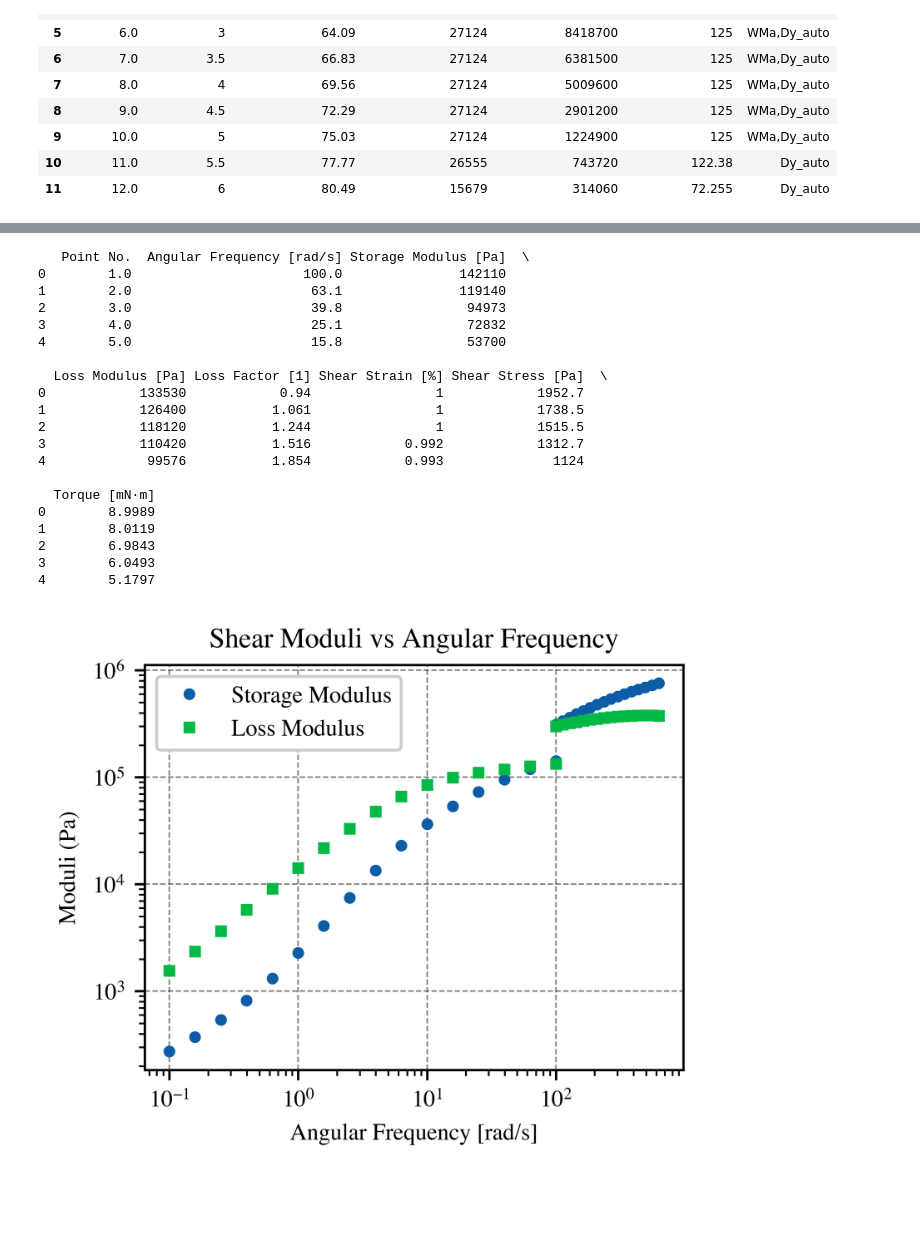
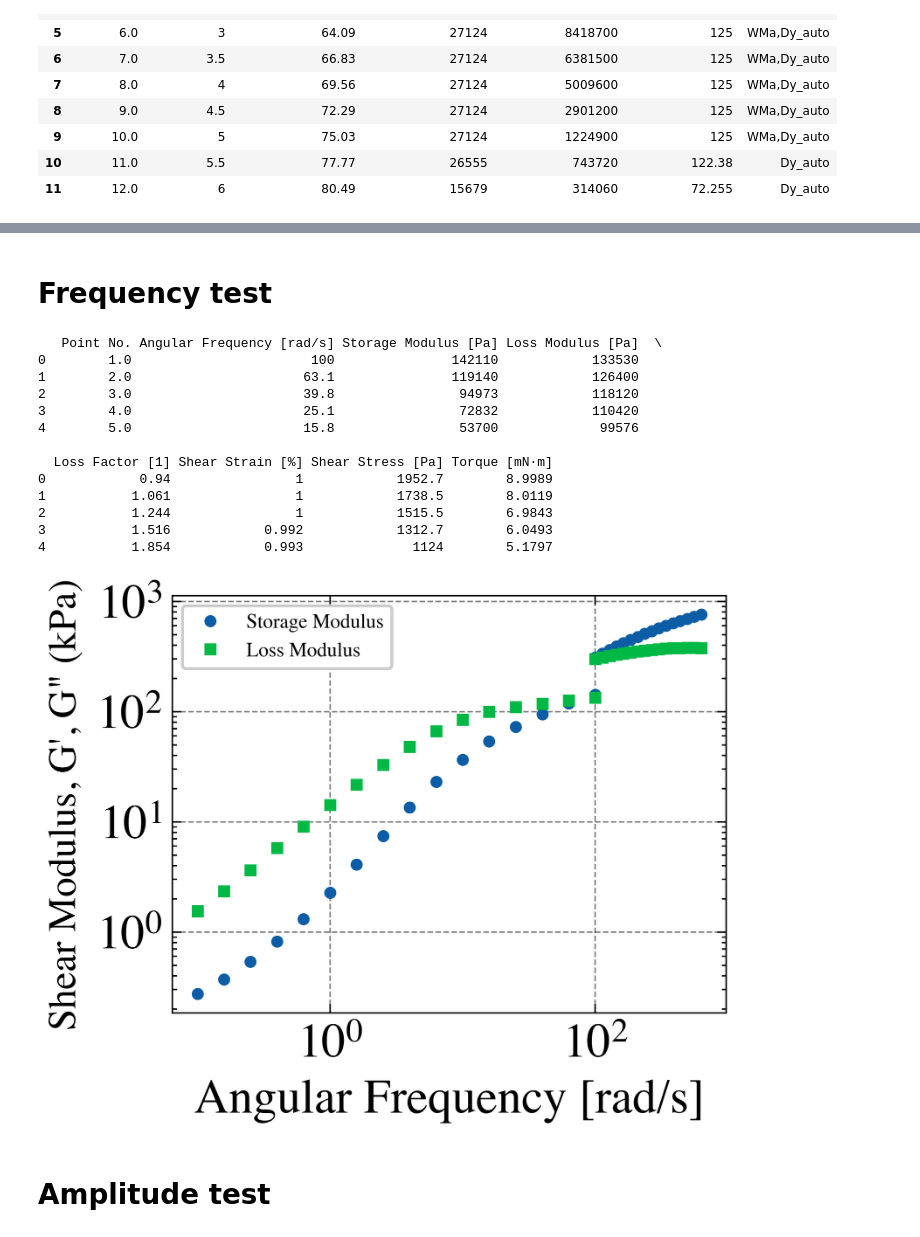
Before and after one commit to te5msride/Rheology, a Jupyter notebook: rheology.ipynb, the cells around one changed output, grey strips where cells are left out. Cells and saved outputs as stored; diff of their text form; code cells hidden in the pictures; blank space fills up the shorter version.

Commit message:
fontsize

```diff
--- a/rheology.ipynb
+++ b/rheology.ipynb
@@ -6,7 +6,7 @@ import scienceplots
 import openpyxl
 import matplotlib.ticker as ticker
 
-plt.style.use('ieee')
+plt.style.use(['ieee','scatter','grid'])
 # %%
 #import Test1.xlsx and make dataframe
 df = pd.read_excel('Test1.xlsx', sheet_name='Sheet1')
@@ -56,13 +56,17 @@ df
 # %%
 #plot angular frequency(rad/s) on the x axis (log scale) and storage and loss moduli on the y axis
 fig, ax = plt.subplots()
+#convert to kpa
+df['Storage Modulus [Pa]'] = df['Storage Modulus [Pa]']/1000
+df['Loss Modulus [Pa]'] = df['Loss Modulus [Pa]']/1000
+
 ax.plot(df['Angular Frequency [rad/s]'], df['Storage Modulus [Pa]'], label='Storage modulus')
 ax.plot(df['Angular Frequency [rad/s]'], df['Loss Modulus [Pa]'], label='Loss modulus')
 ax.set_xscale('log')
 ax.set_yscale('log')
 ax.set_xlabel('Angular frequency (rad/s)')
-ax.set_ylabel('Modulus (Pa)')
-ax.legend()
+ax.set_ylabel('Shear Modulus, G\', G" (Pa)',fontsize=13)
+plt.legend(fontsize='small')  # Choose an appropriate size like 'small', 'medium', 'large', or a numeric value
 plt.savefig('modfreq.png', dpi=300, bbox_inches='tight')
 plt.show()
 # %% [output]
@@ -190,8 +194,11 @@ Sheet not found: amp = 25%
 Sheet not found: stress relaxation = 25%
 Sheet not found: creep + relax = 25%
 Sheet not found: temp = 25%
+# %% [markdown]
+# Frequency test
 # %%
-plt.style.use(['ieee', 'scatter','grid'])
+# plt.style.use(['ieee', 'scatter','grid'])
+# plt.style.use('notebook')
 
 # Normalize the test name to lowercase to match the dictionary keys
 test_name_normalized = "Freq = 0%".lower()
@@ -207,54 +214,52 @@ else:
 
 
 import matplotlib.pyplot as plt
 
 # Convert 'Angular Frequency [rad/s]' column to numeric, assuming it's in the correct format
 specific_test_df['Angular Frequency [rad/s]'] = pd.to_numeric(specific_test_df['Angular Frequency [rad/s]'], errors='coerce')
 
 # Drop any rows that have NaN values in the columns we're interested in after conversion
 specific_test_df.dropna(subset=['Angular Frequency [rad/s]', 'Storage Modulus [Pa]', 'Loss Modulus [Pa]'], inplace=True)
+#convert to kpa
+specific_test_df['Storage Modulus [Pa]'] = specific_test_df['Storage Modulus [Pa]'] / 1000
+specific_test_df['Loss Modulus [Pa]'] = specific_test_df['Loss Modulus [Pa]'] / 1000
+
 
 
 # Scatter plot for Storage Modulus
 plt.plot(specific_test_df['Angular Frequency [rad/s]'], specific_test_df['Storage Modulus [Pa]'],label='Storage Modulus')
 
 # Scatter plot for Loss Modulus
 plt.plot(specific_test_df['Angular Frequency [rad/s]'], specific_test_df['Loss Modulus [Pa]'],label='Loss Modulus')
 
 # Set scale to log for both axes
 plt.xscale('log')
 plt.yscale('log')
 
 # Adding title and labels
-plt.title('Shear Moduli vs Angular Frequency')
 plt.xlabel('Angular Frequency [rad/s]')
-plt.ylabel('Moduli (Pa)')
+plt.ylabel('Shear Modulus, G\', G" (kPa)',fontsize=13)
 
 # Adding legend
-plt.legend()
+plt.legend(fontsize='small')  # Choose an appropriate size like 'small', 'medium', 'large', or a numeric value
 
 # Show plot
 plt.show()
 # %% [output]
-   Point No.  Angular Frequency [rad/s] Storage Modulus [Pa]  \
-0        1.0                      100.0               142110
-1        2.0                       63.1               119140
-2        3.0                       39.8                94973
-3        4.0                       25.1                72832
-4        5.0                       15.8                53700
+   Point No. Angular Frequency [rad/s] Storage Modulus [Pa] Loss Modulus [Pa]  \
+0        1.0                       100               142110            133530
+1        2.0                      63.1               119140            126400
+2        3.0                      39.8                94973            118120
+3        4.0                      25.1                72832            110420
+4        5.0                      15.8                53700             99576
 
-  Loss Modulus [Pa] Loss Factor [1] Shear Strain [%] Shear Stress [Pa]  \
-0            133530            0.94                1            1952.7
-1            126400           1.061                1            1738.5
-2            118120           1.244                1            1515.5
-3            110420           1.516            0.992            1312.7
-4             99576           1.854            0.993              1124
-
-  Torque [mN·m]
-0        8.9989
-1        8.0119
-2        6.9843
-3        6.0493
-4        5.1797
+  Loss Factor [1] Shear Strain [%] Shear Stress [Pa] Torque [mN·m]
+0            0.94                1            1952.7        8.9989
+1           1.061                1            1738.5        8.0119
+2           1.244                1            1515.5        6.9843
+3           1.516            0.992            1312.7        6.0493
+4           1.854            0.993              1124        5.1797
-[figure, old version]
+[figure, new version]
+# %% [markdown]
+# Amplitude test
 # %%
```
Also changed, not shown: parts of 10 cells of this notebook, 2 other files.
